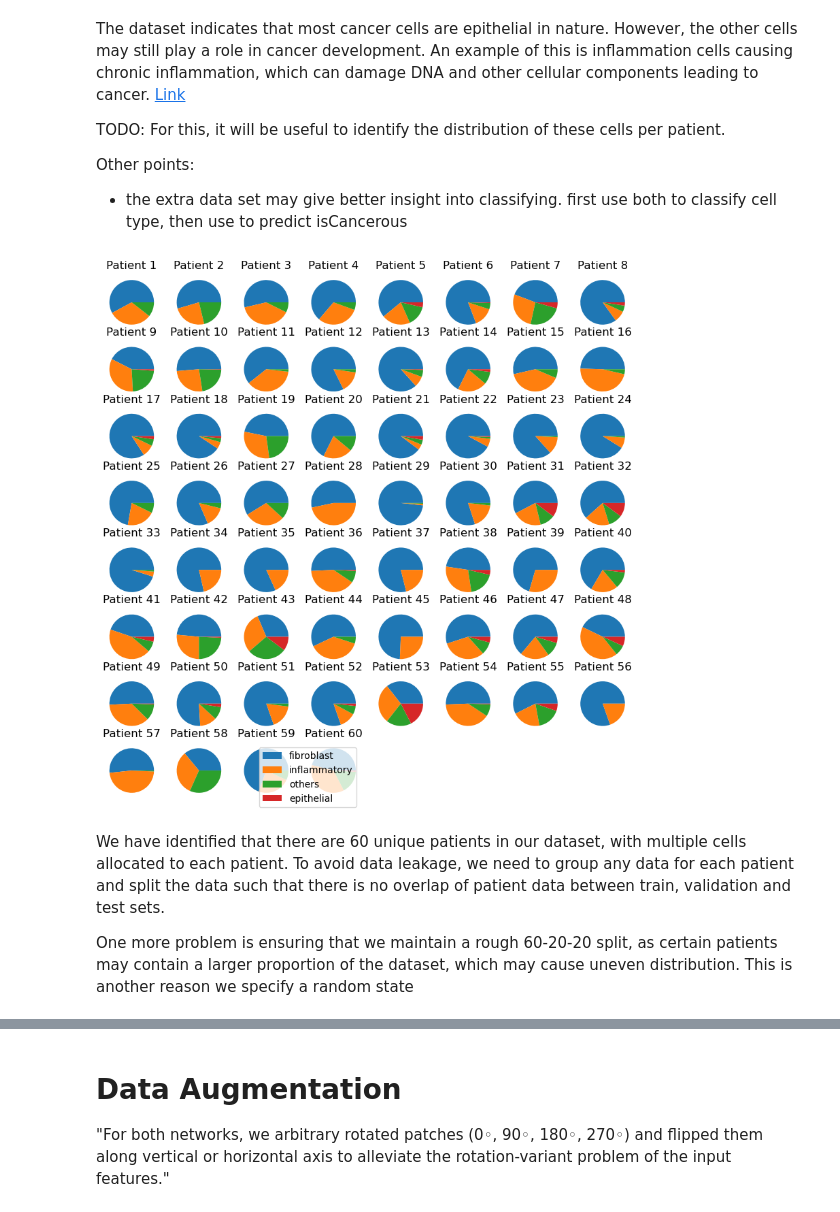
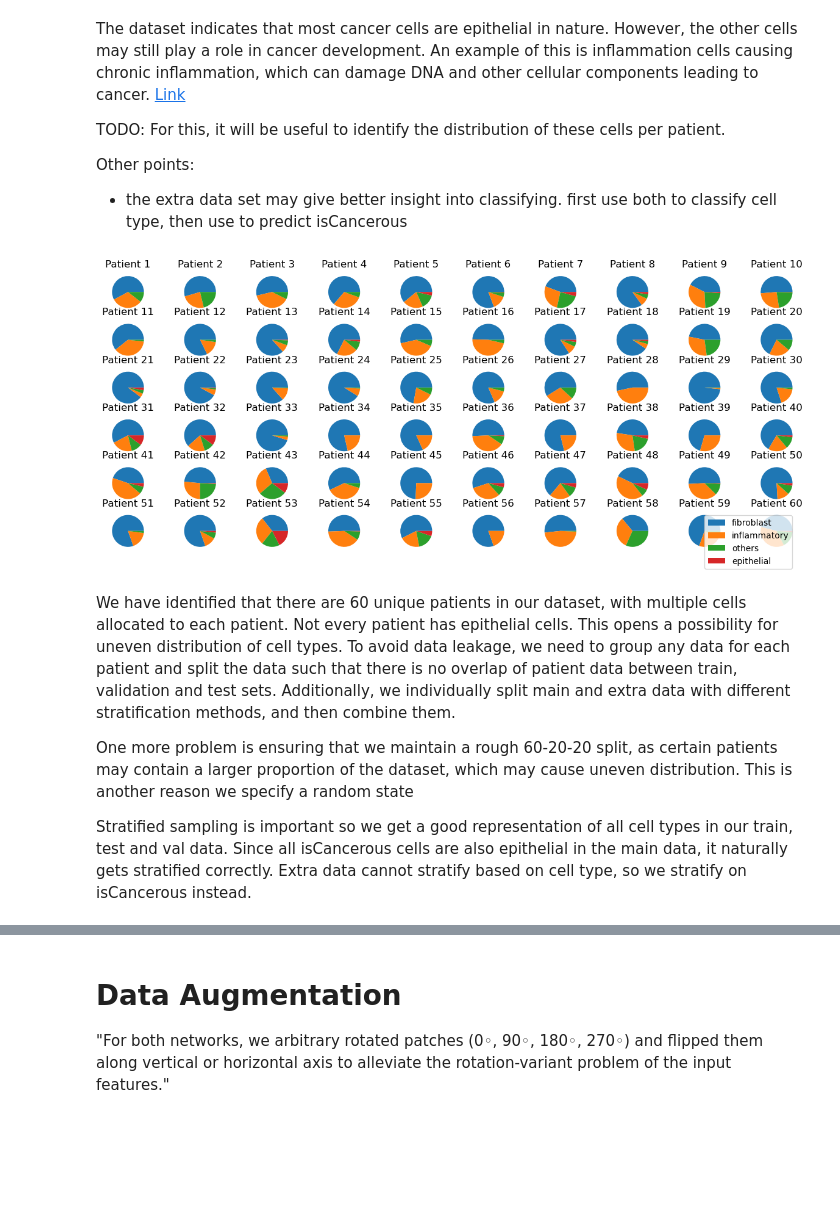
Before and after one commit to Keen2Kode/Machine-Learning, a Jupyter notebook: assignment_2.ipynb, the cells around one changed output, grey strips where cells are left out. Saved outputs shown, nothing was run; the diff lists cells and outputs as text; code cells hidden in the pictures; blank space fills up the shorter version.

Commit message:
stratified group sampling and binary model etc.

```diff
--- a/assignment_2.ipynb
+++ b/assignment_2.ipynb
@@ -51,5 +59,9 @@ Full data: used for isCancerous classification, and to pretrain for cell type. D
 # %%
-data = pd.read_csv('Image_classification_data/data_labels_mainData.csv')
+main_data = pd.read_csv('Image_classification_data/data_labels_mainData.csv')
 extra_data = pd.read_csv('Image_classification_data/data_labels_extraData.csv')
-# cell type is missing in extra data, only use isCancerous labels
-full_data = pd.concat([data, extra_data]).drop(['cellType', 'cellTypeName'], axis=1)
+
+
+# convert to string type for future classification
+main_data['isCancerous'] = main_data['isCancerous'].astype(str)
+extra_data['isCancerous'] = extra_data['isCancerous'].astype(str)
+main_data['cellType'] = main_data['cellType'].astype(str)
@@ -161,22 +166,28 @@ Other points:
 - the extra data set may give better insight into classifying. first use both to classify cell type, then use to predict isCancerous
 # %%
 
-fig = plt.figure(figsize=(10,10))
-for i, (patient_id, group) in enumerate(data.groupby("patientID")):
+fig = plt.figure(figsize=(15,10))
+for i, (patient_id, group) in enumerate(main_data.groupby("patientID")):
     cell_type_counts = group["cellTypeName"].value_counts()
-    ax = fig.add_subplot(8, 8, i+1)
+    ax = fig.add_subplot(10,10, i+1)
 
     ax.pie(cell_type_counts)
     ax.set_title(f"Patient {patient_id}")
-plt.legend(data["cellTypeName"].unique())
+plt.legend(main_data["cellTypeName"].unique())
 plt.show()
 # %% [output]
-[figure, old version]
+[figure, new version]
 # %% [markdown]
 We have identified that there are 60 unique patients in our dataset, with multiple cells allocated to each patient.
+Not every patient has epithelial cells. This opens a possibility for uneven distribution of cell types.
 To avoid data leakage, we need to group any data for each patient and split the data such that there is no overlap of patient data between train, validation and test sets.
+Additionally, we individually split main and extra data with different stratification methods, and then combine them.
 
 One more problem is ensuring that we maintain a rough 60-20-20 split, as certain patients may contain a larger proportion of the dataset, which may cause uneven distribution. This is another reason we specify a random state
+
+Stratified sampling is important so we get a good representation of all cell types in our train, test and val data.
+Since all isCancerous cells are also epithelial in the main data, it naturally gets stratified correctly.
+Extra data cannot stratify based on cell type, so we stratify on isCancerous instead.
 # %%
 # 60-20-20 split
 def group_split(test_size, data):
```
Also changed, not shown: parts of 21 cells of this notebook.
